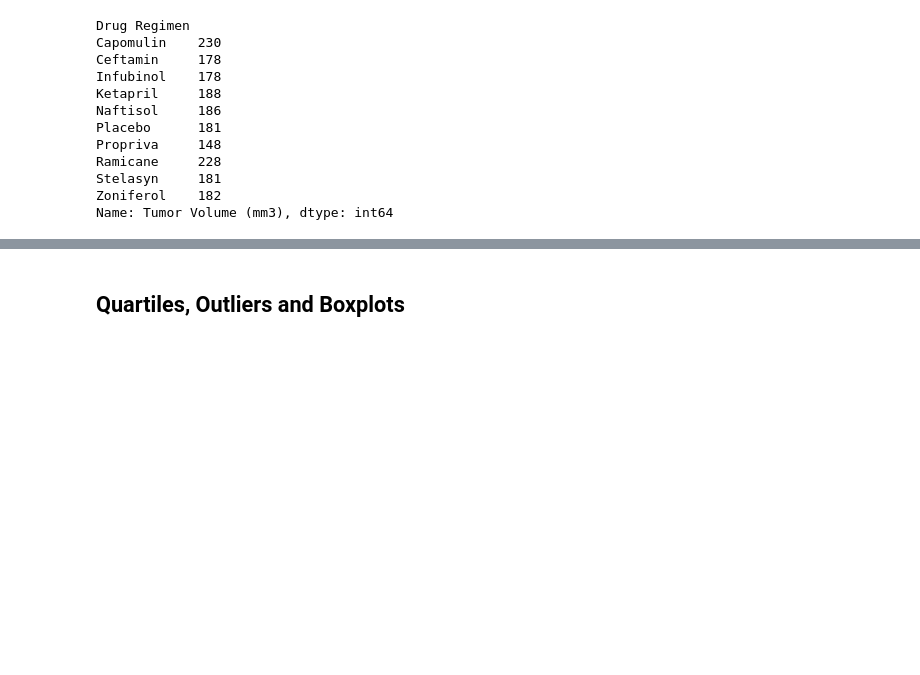
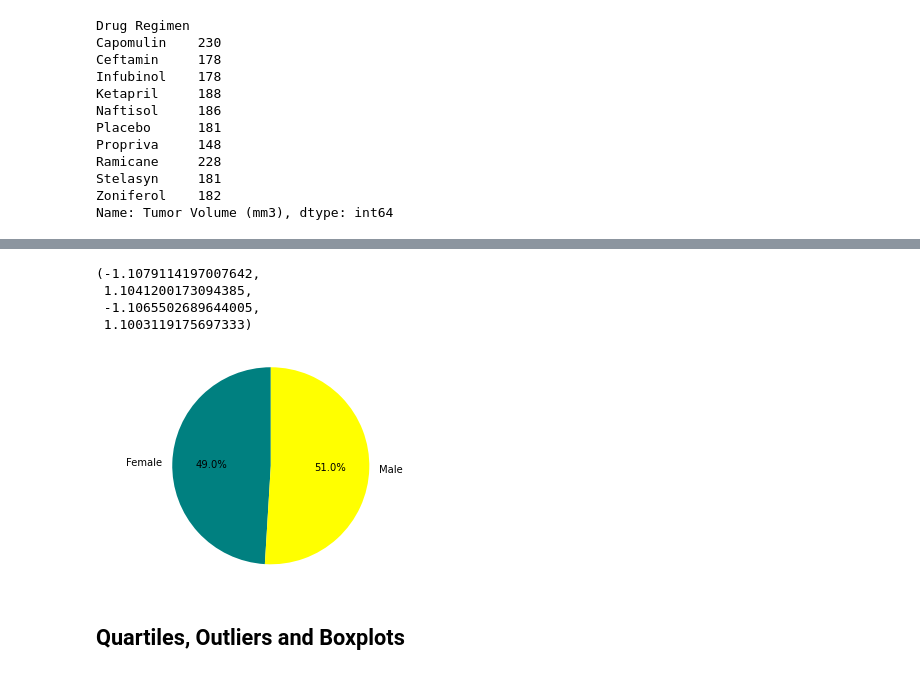
Before and after one commit to HilaryKoerner/PyMaceutical_Matplotlib_Analysis, a Jupyter notebook: Pymaceuticals-Copy1.ipynb, the cells around one changed output, grey strips where cells are left out. Cells and saved outputs as stored; diff of their text form; code cells hidden in the pictures; blank space fills up the shorter version.

```diff
--- a/Pymaceuticals-Copy1.ipynb
+++ b/Pymaceuticals-Copy1.ipynb
@@ -271,2 +286,15 @@ Text(0, 0.5, 'Title TBD')
+# %%
+sex = ["Female", "Male"]
+count = sex_count
+colors = ["teal", "yellow"]
+# %%
+plt.pie(count, labels=sex, colors = colors, autopct="%1.1f%%", startangle=90)
+plt.axis("equal")
+# %% [output]
+(-1.1079114197007642,
+ 1.1041200173094385,
+ -1.1065502689644005,
+ 1.1003119175697333)
+[figure, added]
 # %% [markdown]
 ## Quartiles, Outliers and Boxplots
```
Also changed, not shown: parts of 5 cells of this notebook, 1 other file.
